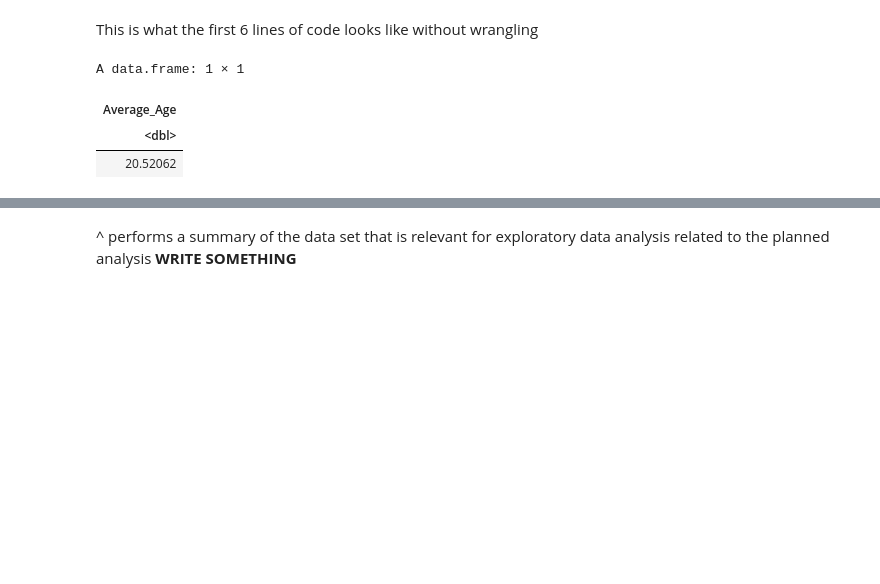
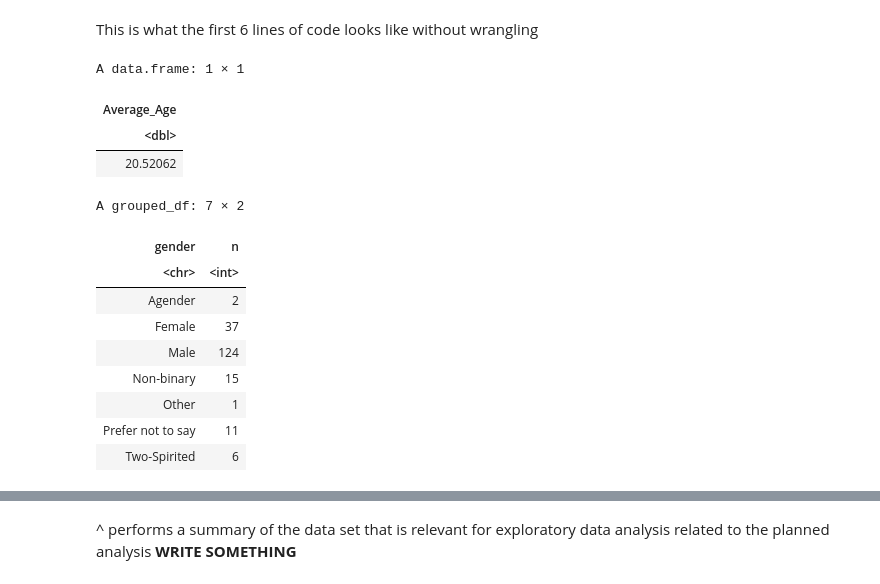
Before and after one commit to IFQXK/DSCI-100-project-group-19, a Jupyter notebook: Group Project.ipynb, the cells around one changed output, grey strips where cells are left out. Saved outputs shown, nothing was run; the diff lists cells and outputs as text; code cells hidden in the pictures; blank space fills up the shorter version.

```diff
--- a/Group Project.ipynb
+++ b/Group Project.ipynb
@@ -120,11 +120,27 @@ This is what the first 6 lines of code looks like without wrangling
 # %%
 mean_table <- players_data |>
   summarize(
    Average_Age = mean(Age, na.rm = TRUE),)
 
 mean_table
+
+gender_count <- players_data |>
+        group_by(gender) |>
+        count()
+
+gender_count
 # %% [output]
 A data.frame: 1 × 1
 | Average_Age |
 | <dbl> |
 | 20.52062 |
+A grouped_df: 7 × 2
+| gender | n |
+| <chr> | <int> |
+| Agender | 2 |
+| Female | 37 |
+| Male | 124 |
+| Non-binary | 15 |
+| Other | 1 |
+| Prefer not to say | 11 |
+| Two-Spirited | 6 |
```
Also changed, not shown: parts of 1 cell of this notebook.
